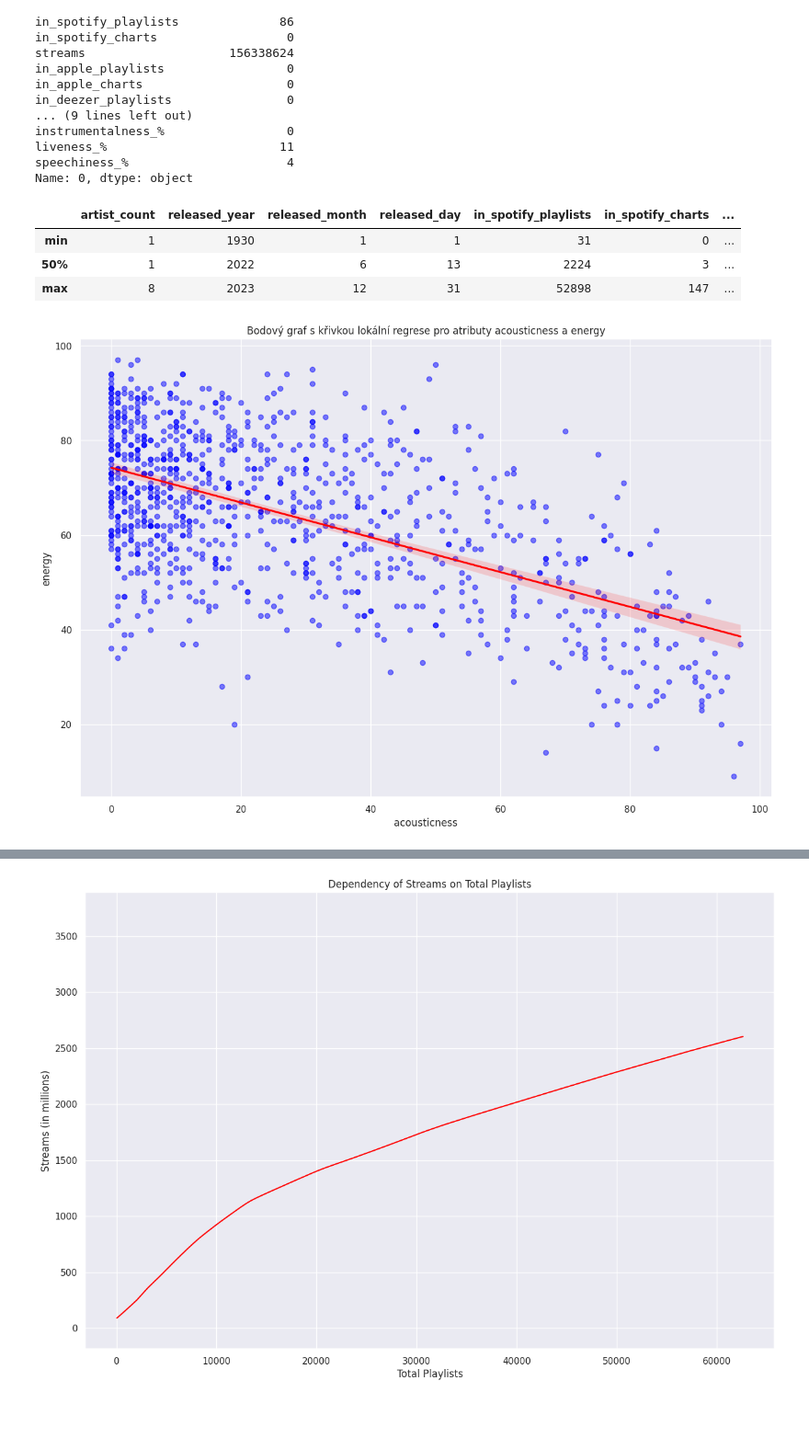
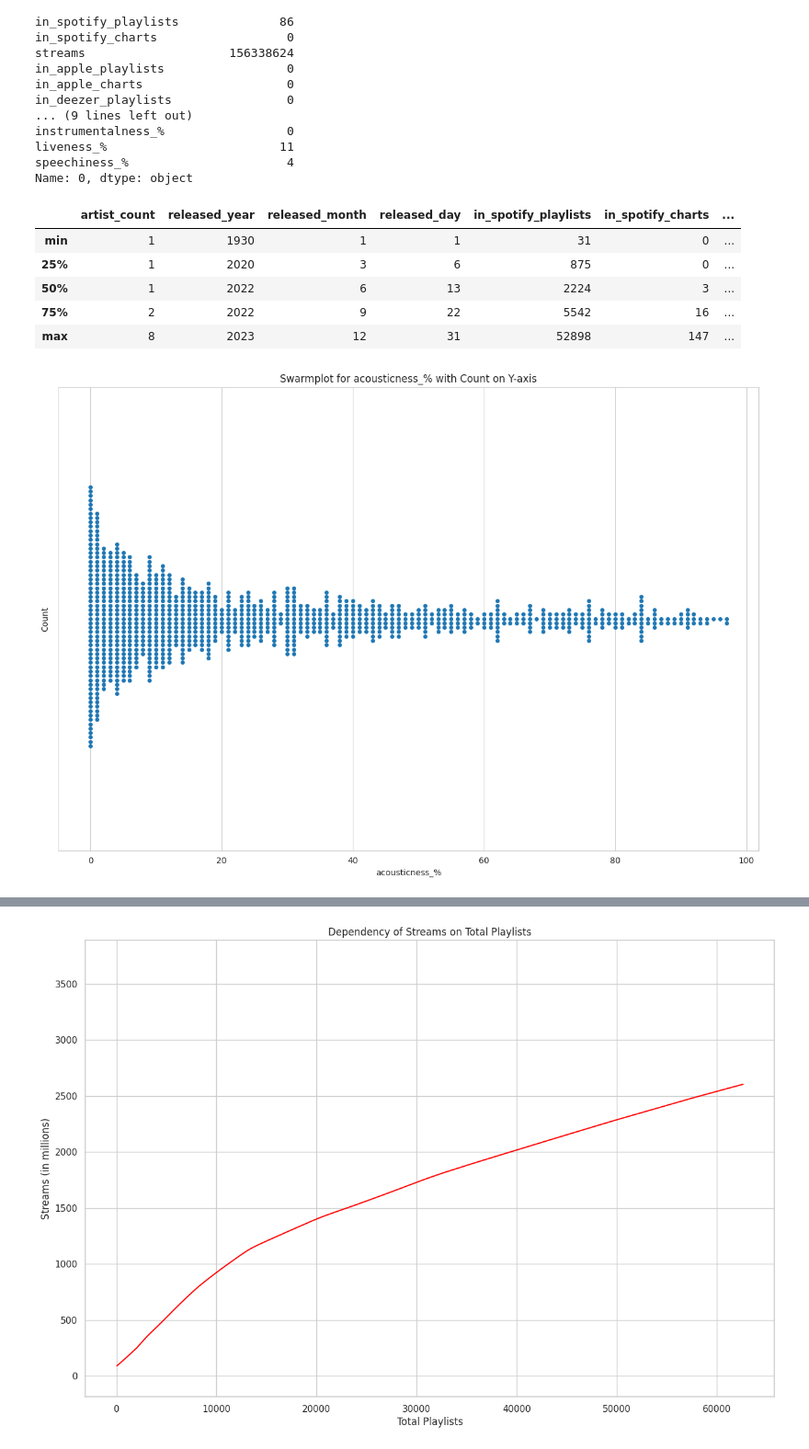
Before and after one commit to FITlifeSADGE/UPA, a Jupyter notebook: UPA.ipynb, the cells around one changed output, grey strips where cells are left out. Shown at 92% size. Cells and saved outputs as stored; diff of their text form; code cells hidden in the pictures; blank space fills up the shorter version.

Commit message:
Hopefully last graph done

```diff
--- a/UPA.ipynb
+++ b/UPA.ipynb
@@ -134,22 +135,24 @@ speechiness_%                      4
 Name: 0, dtype: object
 # %%
 # Zkoumáme rozsah hodnot v jednotlivých sloupcích
-value_ranges = df.describe().loc[['min', '50%', 'max']]
+value_ranges = df.describe().loc[['min', '25%', '50%', '75%', 'max']]
 value_ranges
 # %% [output]
 |  | artist_count | released_year | released_month | released_day | in_spotify_playlists | in_spotify_charts | ... |
 | min | 1 | 1930 | 1 | 1 | 31 | 0 | ... |
+| 25% | 1 | 2020 | 3 | 6 | 875 | 0 | ... |
 | 50% | 1 | 2022 | 6 | 13 | 2224 | 3 | ... |
+| 75% | 2 | 2022 | 9 | 22 | 5542 | 16 | ... |
 | max | 8 | 2023 | 12 | 31 | 52898 | 147 | ... |
 # %%
-y_attribute = 'energy_%'
 x_attribute = 'acousticness_%'
 
 plt.figure(figsize=(15, 10))
-sns.regplot(x=x_attribute, y=y_attribute, data=df, scatter_kws={'alpha': 0.5, 'color': 'blue'}, line_kws={'color': 'red'})
-plt.title(f'Bodový graf s křivkou lokální regrese pro atributy acousticness a energy')
-plt.xlabel('acousticness')
-plt.ylabel('energy')
+sns.set_style('whitegrid')
+sns.swarmplot(x=x_attribute, data=df)
+plt.title(f'Swarmplot for {x_attribute} with Count on Y-axis')
+plt.xlabel(x_attribute)
+plt.ylabel('Count')
 plt.show()
 # %% [output]
-[figure, old version]
+[figure, new version]
```
Also changed, not shown: parts of 18 cells of this notebook.
